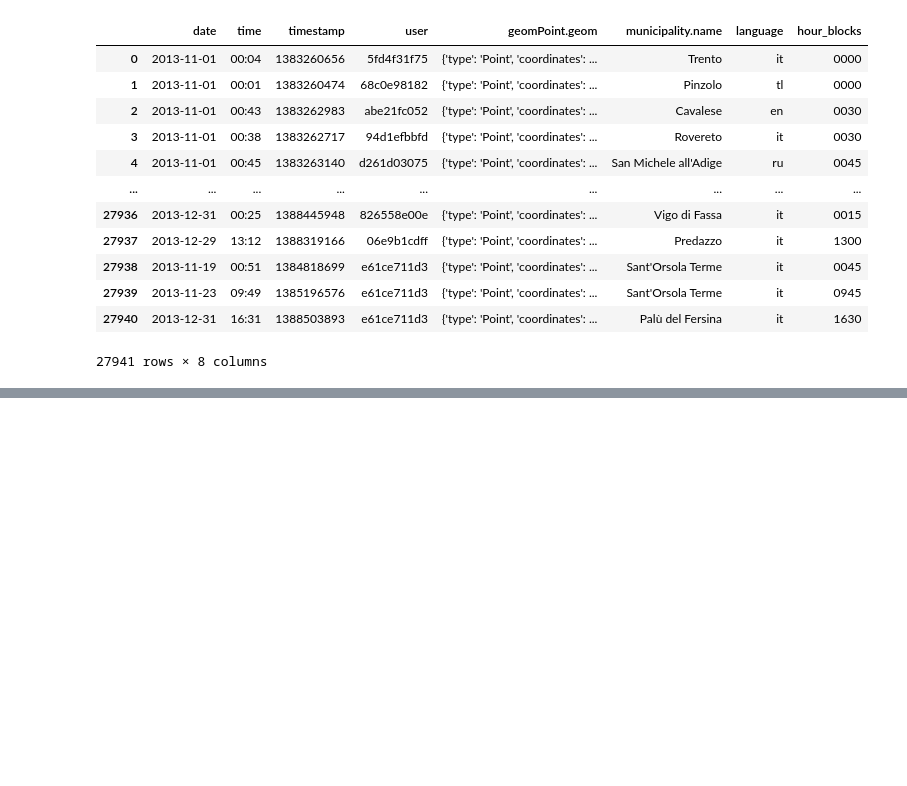
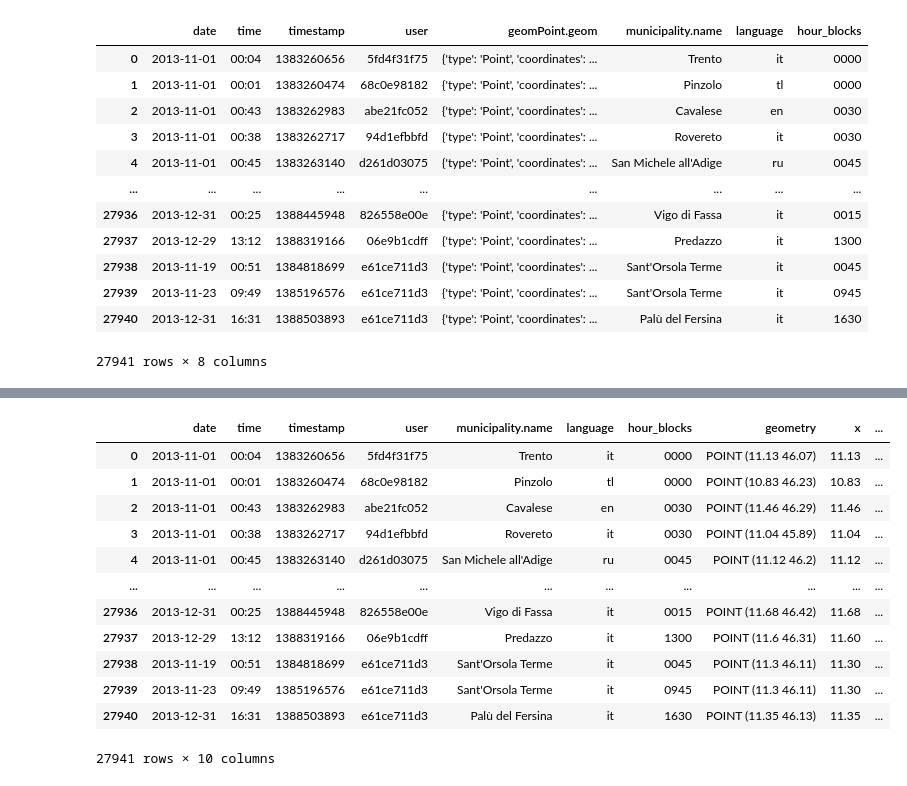
Before and after one commit to giorgiomi/social-pulse-predictor, a Jupyter notebook: notebooks/merge.ipynb, the cells around one changed output, grey strips where cells are left out. Drawn from its saved outputs; the diff is of its cells as text; code cells hidden in the pictures; blank space fills up the shorter version.

Commit message:
add geometry

```diff
--- a/notebooks/merge.ipynb
+++ b/notebooks/merge.ipynb
@@ -93,3 +93,6 @@ twitter_features
 | 27939 | 2013-11-23 | 09:49 | 1385196576 | e61ce711d3 | {'type': 'Point', 'coordinates': ... | Sant'Orsola Terme | it | 0945 |
 | 27940 | 2013-12-31 | 16:31 | 1388503893 | e61ce711d3 | {'type': 'Point', 'coordinates': ... | Palù del Fersina | it | 1630 |
 27941 rows × 8 columns
+# %%
+twitter_features['geometry'] = twitter_features['geomPoint.geom'].apply(lambda x:Point(x['coordinates'][0], x['coordinates'][1]))
+twitter_features.drop(columns=['geomPoint.geom'],inplace=True)
@@ -95,0 +182,20 @@ twitter_features
+# %%
+twitter_features['x'] = twitter_features['geometry'].apply(lambda p: p.x)
+# %%
+twitter_features['y'] = twitter_features['geometry'].apply(lambda p: p.y)
+# %%
+twitter_features
+# %% [output]
+|  | date | time | timestamp | user | municipality.name | language | hour_blocks | geometry | x | ... |
+| 0 | 2013-11-01 | 00:04 | 1383260656 | 5fd4f31f75 | Trento | it | 0000 | POINT (11.13 46.07) | 11.13 | ... |
+| 1 | 2013-11-01 | 00:01 | 1383260474 | 68c0e98182 | Pinzolo | tl | 0000 | POINT (10.83 46.23) | 10.83 | ... |
+| 2 | 2013-11-01 | 00:43 | 1383262983 | abe21fc052 | Cavalese | en | 0030 | POINT (11.46 46.29) | 11.46 | ... |
+| 3 | 2013-11-01 | 00:38 | 1383262717 | 94d1efbbfd | Rovereto | it | 0030 | POINT (11.04 45.89) | 11.04 | ... |
+| 4 | 2013-11-01 | 00:45 | 1383263140 | d261d03075 | San Michele all'Adige | ru | 0045 | POINT (11.12 46.2) | 11.12 | ... |
+| ... | ... | ... | ... | ... | ... | ... | ... | ... | ... | ... |
+| 27936 | 2013-12-31 | 00:25 | 1388445948 | 826558e00e | Vigo di Fassa | it | 0015 | POINT (11.68 46.42) | 11.68 | ... |
+| 27937 | 2013-12-29 | 13:12 | 1388319166 | 06e9b1cdff | Predazzo | it | 1300 | POINT (11.6 46.31) | 11.60 | ... |
+| 27938 | 2013-11-19 | 00:51 | 1384818699 | e61ce711d3 | Sant'Orsola Terme | it | 0045 | POINT (11.3 46.11) | 11.30 | ... |
+| 27939 | 2013-11-23 | 09:49 | 1385196576 | e61ce711d3 | Sant'Orsola Terme | it | 0945 | POINT (11.3 46.11) | 11.30 | ... |
+| 27940 | 2013-12-31 | 16:31 | 1388503893 | e61ce711d3 | Palù del Fersina | it | 1630 | POINT (11.35 46.13) | 11.35 | ... |
+27941 rows × 10 columns
```
Also changed, not shown: parts of 7 cells of this notebook.
